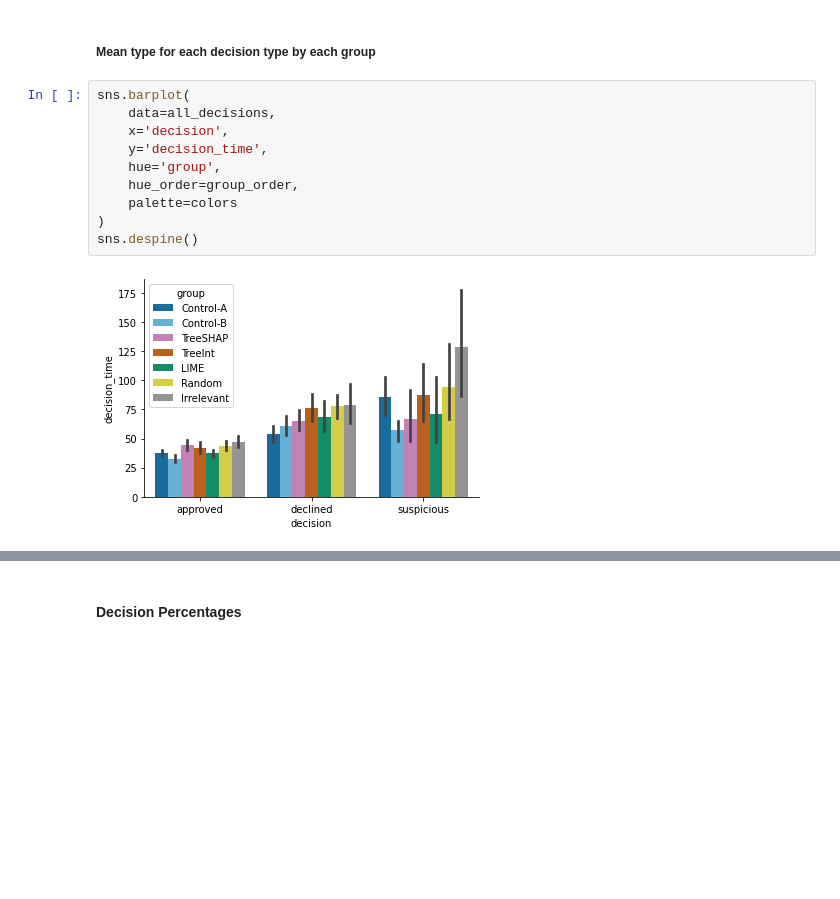
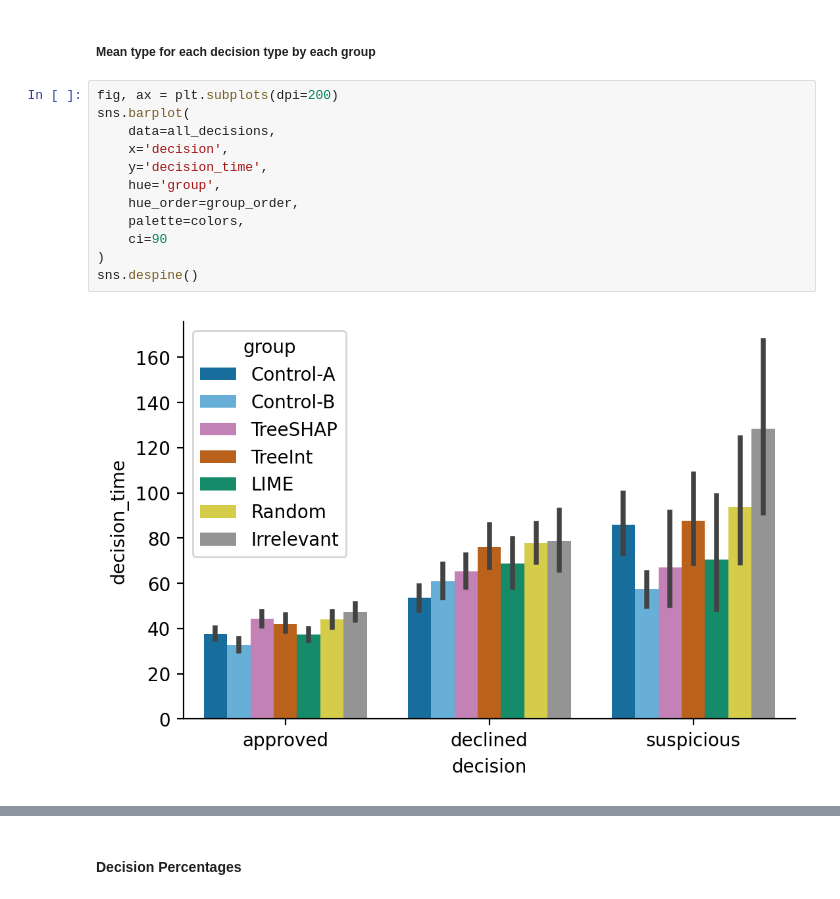
Before and after one commit to dssg/feedzai-analysis, a Jupyter notebook: facct22/notebooks/analysts.ipynb, the cells around one changed output, grey strips where cells are left out. Saved outputs shown, nothing was run; the diff lists cells and outputs as text; blank space fills up the shorter version.

```diff
--- a/facct22/notebooks/analysts.ipynb
+++ b/facct22/notebooks/analysts.ipynb
@@ -172,15 +172,17 @@ Approvals seems to be easier decisions. Understandaby, the analysts deliberate m
 # %% [markdown]
 ##### Mean type for each decision type by each group
 # %%
+fig, ax = plt.subplots(dpi=200)
 sns.barplot(
     data=all_decisions,
     x='decision',
     y='decision_time',
     hue='group',
     hue_order=group_order,
-    palette=colors
+    palette=colors,
+    ci=90
 )
 sns.despine()
 # %% [output]
-[figure, old version]
+[figure, new version]
 # %%
```
Also changed, not shown: parts of 2 cells of this notebook, 2 other files.
